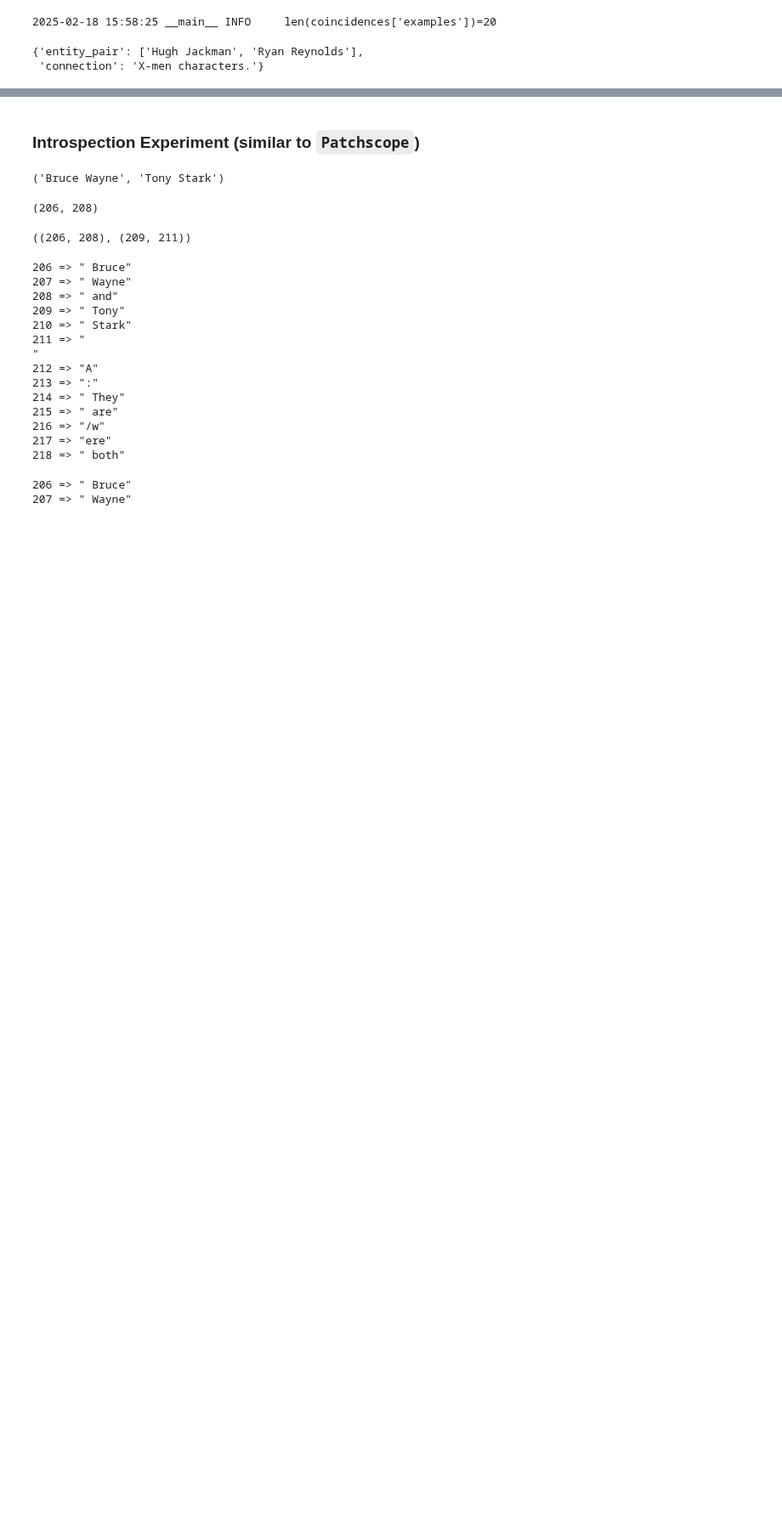
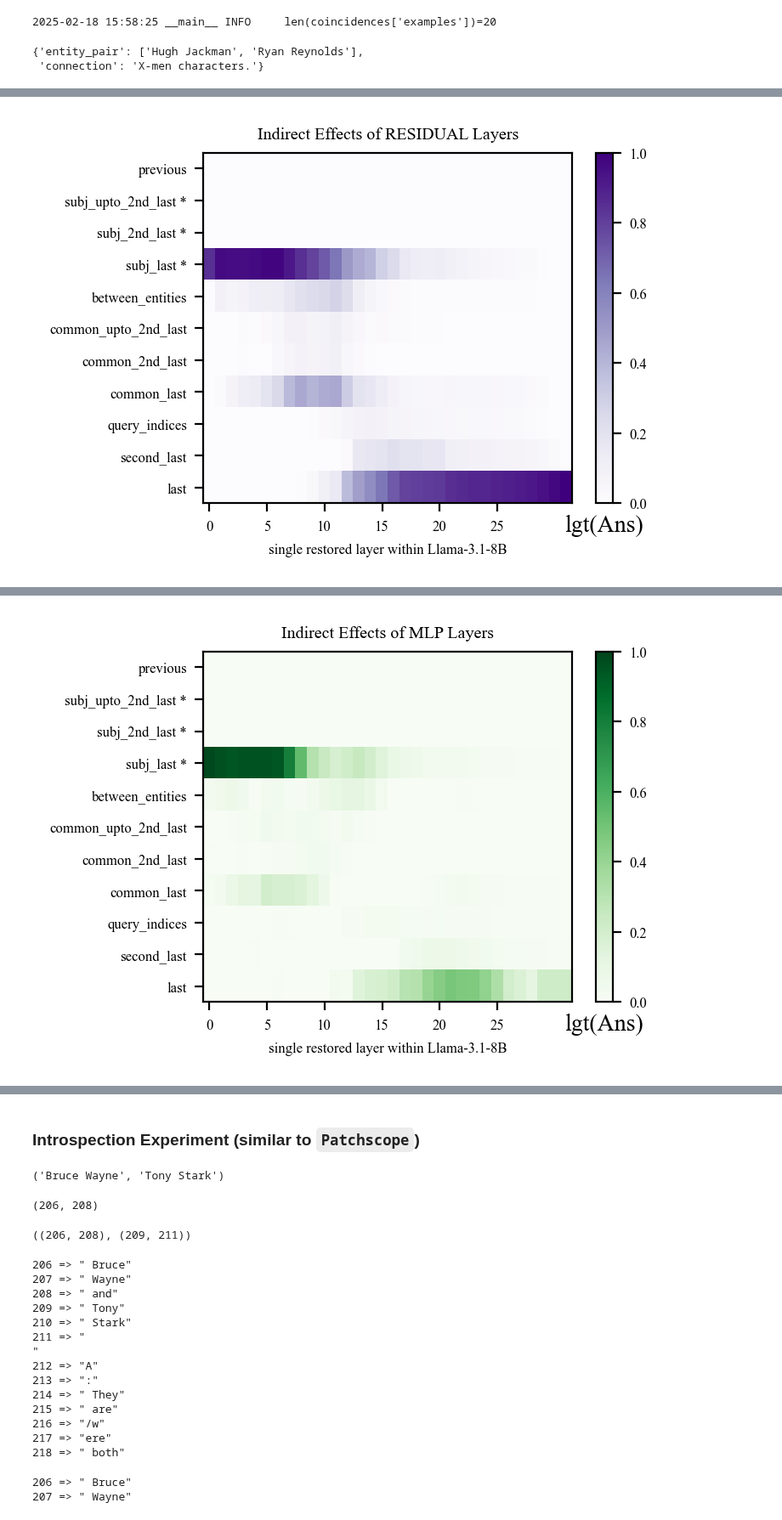
Before and after one commit to arnab-api/filter, a Jupyter notebook: notebooks/00_preli_exps.ipynb, the cells around one changed output, grey strips where cells are left out. Shown at 85% size. Drawn from its saved outputs; the diff is of its cells as text; code cells hidden in the pictures; blank space fills up the shorter version.

```diff
--- a/notebooks/00_preli_exps.ipynb
+++ b/notebooks/00_preli_exps.ipynb
@@ -280,7 +280,8 @@ A: Richard Meier was the architect of both of these buildings.
 # entities = ("The Godfather", "Goodfellas")
 # entities = ("The Green Mile", "The Shawshank Redemption")
 # entities = ("Christopher Columbus", "Vasco da Gama")
-entities = ("python", "python")
+# entities = ("python", "python")
+entities = ("placeholder", "Vasco da Gama")
 
 prefix = f"""{Instructions}
 {examples}
@@ -295,7 +296,7 @@ prompt = prepare_probing_input(
     block_separator=block_separator,
     is_a_reasoning_model="deepseek" in model_key.lower(),
     # is_a_reasoning_model=True
-    answer_prefix=" They are/were both"
+    # answer_prefix=" They are/were both"
     # answer_prefix = " They are both used to say"
 )
 
@@ -579,7 +556,7 @@ coincidences['examples'][1]
 {'entity_pair': ['Hugh Jackman', 'Ryan Reynolds'],
  'connection': 'X-men characters.'}
 # %%
-save_dir = os.path.join(env_utils.DEFAULT_RESULTS_DIR, "causal_tracing")
+save_dir = os.path.join(env_utils.DEFAULT_RESULTS_DIR, "causal_tracing_test")
 os.makedirs(save_dir, exist_ok=True)
 
 for idx, c in enumerate(coincidences["examples"]):
@@ -588,7 +565,7 @@ for idx, c in enumerate(coincidences["examples"]):
 
     common_entity = entities[1]
     patch_entity = entities[0]
-    clean_entity = "1" + common_entity
+    clean_entity = "placeholder"
 
     clean_prompt = prepare_probing_input(
         mt=mt,
@@ -627,9 +604,11 @@ for idx, c in enumerate(coincidences["examples"]):
 
     prompt_template = clean_prompt.prompt.replace(clean_entity, "{}")
 
-    file_name = f"{clean_entity}__<>__{patch_entity}"
+    file_name = f"{patch_entity}__<>__{clean_entity}.npz"
     for kind in ["residual", "mlp", "attention"]:
+    # for kind in ["residual"]:
         try:
+        # if True:
             trace_results = trace_important_states(
                 mt=mt,
                 prompt_template=prompt_template,
@@ -645,11 +624,12 @@ for idx, c in enumerate(coincidences["examples"]):
             )
             kind_save_dir = os.path.join(save_dir, kind)
             os.makedirs(kind_save_dir, exist_ok=True)
+            print("saving to >> ", kind_save_dir)
 
             trace_results_dten = detensorize(trace_results)
 
             np.savez_compressed(
-                os.path.join(kind_save_dir, f"{file_name}.npz"),
+                os.path.join(kind_save_dir, f"{file_name}"),
                 **trace_results_dten.__dict__,
                 allow_pickle=True
             )
@@ -687,0 +818,37 @@ Setting `pad_token_id` to `eos_token_id`:128001 for open-end generation.
+# %%
+for kind in ["residual", "mlp", "attention"]:
+    look_dir = os.path.join(env_utils.DEFAULT_RESULTS_DIR, "causal_tracing_test", kind)
+
+    categorized_effects = []
+    for idx, c in enumerate(coincidences["examples"]):
+        entities = c["entity_pair"]
+        logger.info(f"({idx+1}/{len(coincidences['examples'])})  {entities=}")
+
+        common_entity = entities[1]
+        patch_entity = entities[0]
+        clean_entity = "placeholder"
+
+        file_name = f"{patch_entity}__<>__{clean_entity}.npz"
+        if file_name not in os.listdir(look_dir):
+            logger.warning(f"Skipping {file_name}")
+            continue
+
+        trace_res = CausalTracingResult.from_npz(os.path.join(look_dir, file_name))
+        token_ranges = get_token_ranges(
+            mt, trace_res, common_entity=common_entity
+        )
+        categorized_effects.append(
+            get_categorized_indirect_effects(trace_res, token_ranges)
+        )
+
+    aie = average_indirect_effects(
+        categorized_effects=categorized_effects,
+        kind=kind
+    )
+
+    plot_trace_heatmap(
+        result=aie,
+        model_name=model_key.split("/")[-1],
+        scale_range=(0, 1) if aie.normalized == True else None
+    )
+# %% [output]
@@ -687,0 +872 @@ Setting `pad_token_id` to `eos_token_id`:128001 for open-end generation.
+[figure, added]
@@ -687,0 +890 @@ Setting `pad_token_id` to `eos_token_id`:128001 for open-end generation.
+[figure, added]
```
Also changed, not shown: parts of 10 cells of this notebook, 4 other files.
